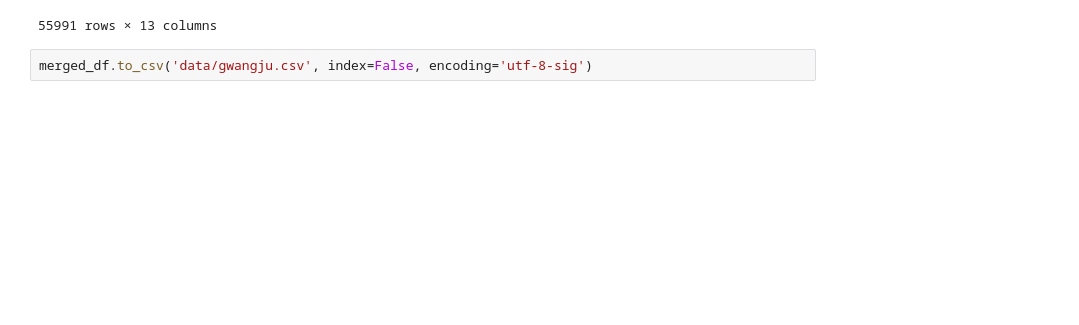
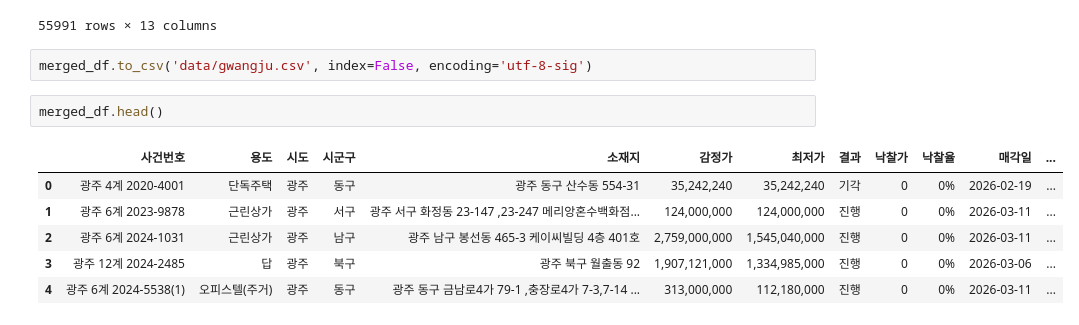
Before and after one commit to qjrrogoa/JBFG_Risk_LTV, a Jupyter notebook: recent_crawling.ipynb, the cells around one changed output. Cells and saved outputs as stored; diff of their text form; blank space fills up the shorter version.

```diff
--- a/recent_crawling.ipynb
+++ b/recent_crawling.ipynb
@@ -1004,3 +997,12 @@ merged_df
 55991 rows × 13 columns
 # %%
 merged_df.to_csv('data/gwangju.csv', index=False, encoding='utf-8-sig')
+# %%
+merged_df.head()
+# %% [output]
+|  | 사건번호 | 용도 | 시도 | 시군구 | 소재지 | 감정가 | 최저가 | 결과 | 낙찰가 | 낙찰율 | 매각일 | ... |
+| 0 | 광주 4계 2020-4001 | 단독주택 | 광주 | 동구 | 광주 동구 산수동 554-31 | 35,242,240 | 35,242,240 | 기각 | 0 | 0% | 2026-02-19 | ... |
+| 1 | 광주 6계 2023-9878 | 근린상가 | 광주 | 서구 | 광주 서구 화정동 23-147 ,23-247 메리앙혼수백화점... | 124,000,000 | 124,000,000 | 진행 | 0 | 0% | 2026-03-11 | ... |
+| 2 | 광주 6계 2024-1031 | 근린상가 | 광주 | 남구 | 광주 남구 봉선동 465-3 케이씨빌딩 4층 401호 | 2,759,000,000 | 1,545,040,000 | 진행 | 0 | 0% | 2026-03-11 | ... |
+| 3 | 광주 12계 2024-2485 | 답 | 광주 | 북구 | 광주 북구 월출동 92 | 1,907,121,000 | 1,334,985,000 | 진행 | 0 | 0% | 2026-03-06 | ... |
+| 4 | 광주 6계 2024-5538(1) | 오피스텔(주거) | 광주 | 동구 | 광주 동구 금남로4가 79-1 ,충장로4가 7-3,7-14 ... | 313,000,000 | 112,180,000 | 진행 | 0 | 0% | 2026-03-11 | ... |
```
Also changed, not shown: parts of 4 cells of this notebook, 5 other files.
